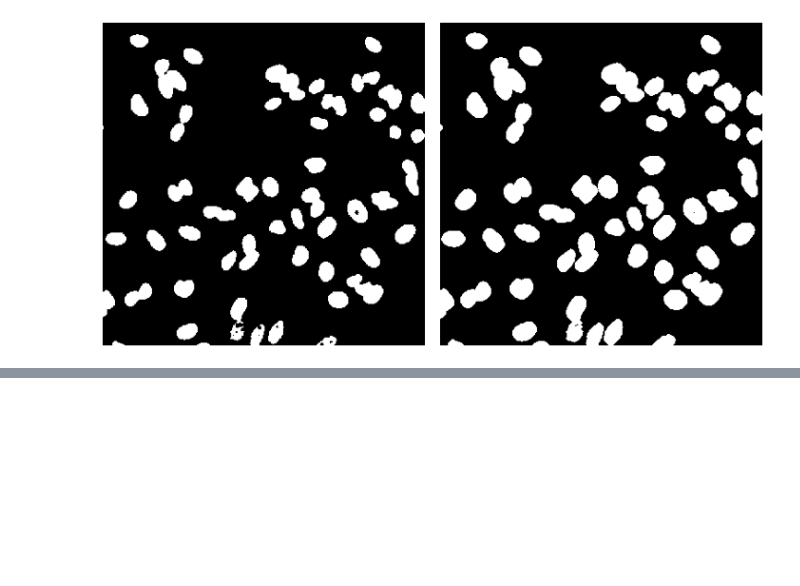
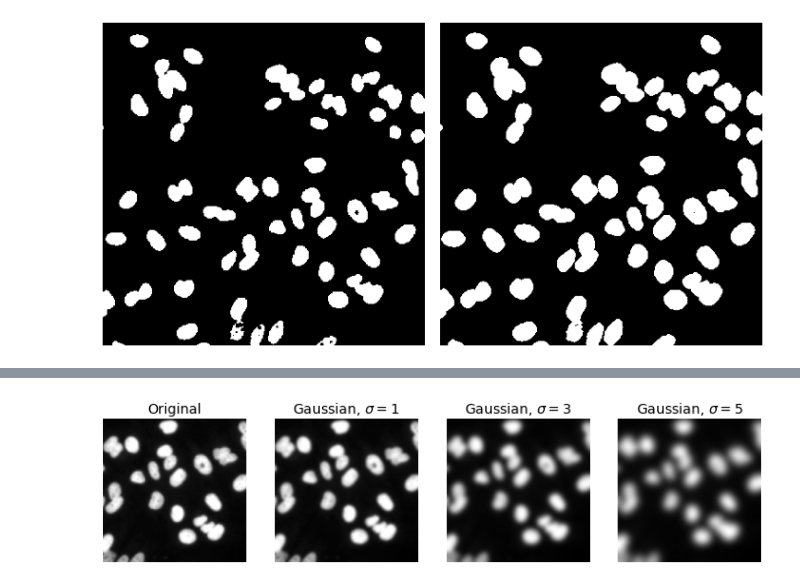
Before and after one commit to nicolaromano/BIA4, a Jupyter notebook: Lectures/04 - Filters/Lecture4 - images.ipynb, the cells around one changed output, grey strips where cells are left out. Drawn from its saved outputs; the diff is of its cells as text; code cells hidden in the pictures; blank space fills up the shorter version.

```diff
--- a/Lectures/04 - Filters/Lecture4 - images.ipynb
+++ b/Lectures/04 - Filters/Lecture4 - images.ipynb
@@ -186,0 +249,19 @@ fig.tight_layout()
+# %%
+from skimage.filters import gaussian
+fig, ax = plt.subplots(1, 4, figsize=(12, 3))
+
+ax[0].imshow(nuclei, cmap="gray")
+ax[0].set_title("Original", fontsize=14)
+ax[1].imshow(gaussian(nuclei, sigma=1), cmap="gray")
+ax[1].set_title("Gaussian, $\sigma=1$", fontsize=14)
+ax[2].imshow(gaussian(nuclei, sigma=3), cmap="gray")
+ax[2].set_title("Gaussian, $\sigma=3$", fontsize=14)
+ax[3].imshow(gaussian(nuclei, sigma=5), cmap="gray")
+ax[3].set_title("Gaussian, $\sigma=5$", fontsize=14)
+
+for a in ax:
+    a.axis("off")
+
+plt.show()
+# %% [output]
+[figure, added]
```
Also changed, not shown: parts of 8 cells of this notebook, 2 other files.
